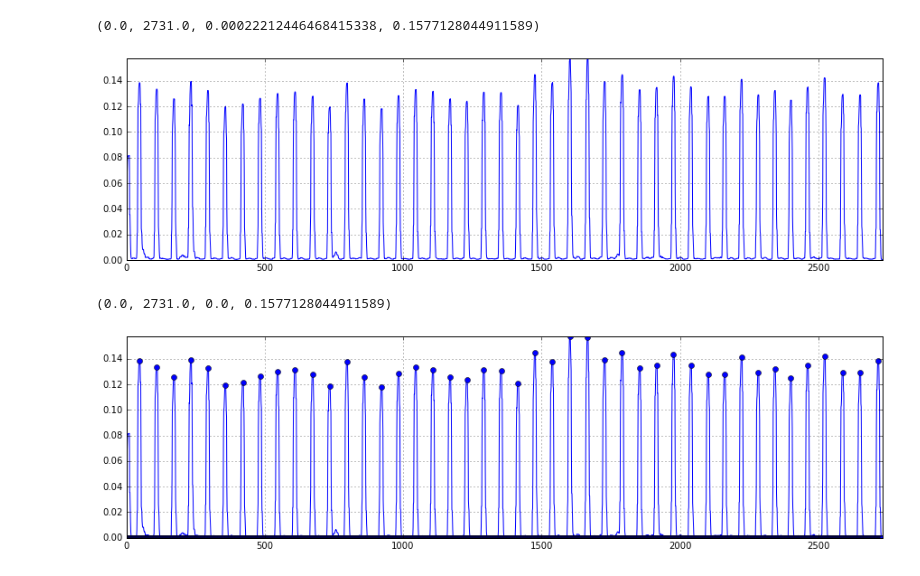
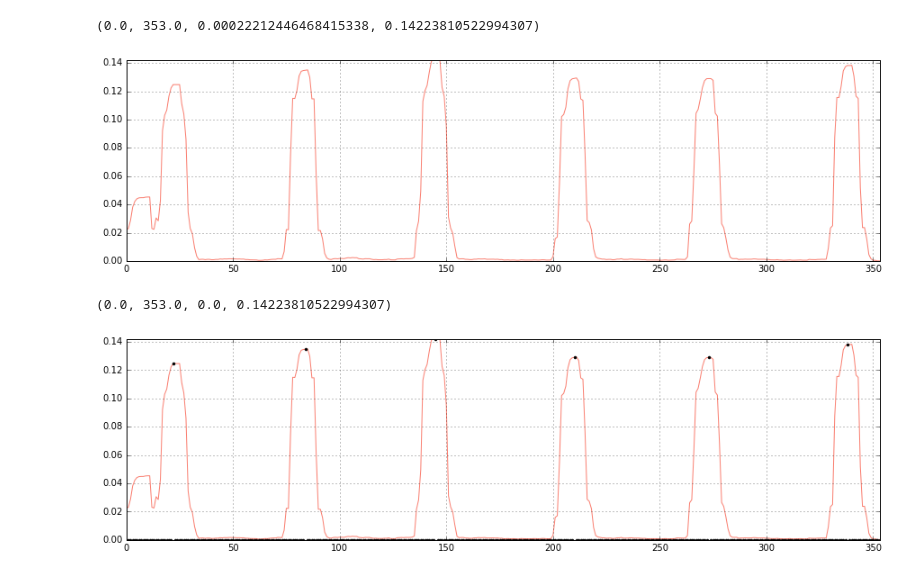
Before and after one commit to c-labpl/qrs_detector, a Jupyter notebook: QRSDetectorOffline.ipynb, the cells around one changed output. Cells and saved outputs as stored; diff of their text form; code cells hidden in the pictures.

```diff
--- a/QRSDetectorOffline.ipynb
+++ b/QRSDetectorOffline.ipynb
@@ -38,31 +51,27 @@ threshold_2_vals = []
 # %%
 ## Signal filtering methods.
-# Todo: refactor names like nyq to be more meaningful (e.g. nyquist_freq)
-def butter_bandpass(lowcut, highcut, fs, order=5):
-    nyq = 0.5 * fs
-    low = lowcut / nyq
-    high = highcut / nyq
+def butter_bandpass(lowcut, highcut, signal_freq, order=5):
+    nyquist_freq = 0.5 * signal_freq
+    low = lowcut / nyquist_freq
+    high = highcut / nyquist_freq
     b, a = butter(order, [low, high], btype='band')
     return b, a
 
-def butter_bandpass_filter(data, lowcut, highcut, fs, order=5):
-    b, a = butter_bandpass(lowcut, highcut, fs, order=order)
+def butter_bandpass_filter(data, lowcut, highcut, signal_freq, order=5):
+    b, a = butter_bandpass(lowcut, highcut, signal_freq, order=order)
     y = lfilter(b, a, data)
     return y
 # %%
 ## Load and clean data.
-# Todo: refactor to function and call it in __main__
-
-with open("data/pulse5.csv") as f:
+with open("data/pulse4.csv") as f:
     content = f.readlines()
 raw_data = []
 for line in content:
-    raw_data.append(float(line.rstrip().split(';')[1]))
-raw_signal = np.array(raw_data)
+    raw_signal = np.append(raw_signal, float(line.rstrip().split(';')[1]))
 # raw_signal = raw_signal / max(raw_signal)
 
 plt.figure(figsize=(15,4))
-plt.plot(raw_signal, label="Original signal")
+plt.plot(raw_signal, label="Original signal", color="salmon")
 plt.grid(True)
 plt.axis("tight")
 # %% [output]
@@ -71,10 +80,10 @@ plt.axis("tight")
 # %%
 ## Signal filtering - pass band 5-15 Hz.
-bandpass_signal = butter_bandpass_filter(raw_signal, lowcut, highcut, fs, order=1)
+bandpass_signal = butter_bandpass_filter(raw_signal, lowcut, highcut, signal_freq, order=1)
 # bandpass_signal = bandpass_signal / max(bandpass_signal)
 
 plt.figure(figsize=(15,4))
-plt.plot(bandpass_signal, label="Bandpass signal")
+plt.plot(bandpass_signal, label="Bandpass signal", color="salmon")
 plt.grid(True)
 plt.axis("tight")
 # %% [output]
@@ -111,41 +116,34 @@ plt.axis("tight")
 # %%
 ## Moving-window integration - to obtain waveform feature information in addition to the slope.
 ## Time window should be of the length of longest possible QRS complex - 30 samples (150 ms) for 200 samples/s.
-# Todo: check window length
-# Todo: dynamic window length based on frequency - first check if freq can be dynamic or can be bigger or smaller
 N = 12
-# Todo: sprawdzic czy te parametry convolve sa poprawne.
 integrated_signal = np.convolve(squared_signal, np.ones((N,))/N)
-# Todo: check whether result should be normalized.
 # integrated_signal = integrated_signal / max(integrated_signal)
 
 plt.figure(figsize=(15,4))
-plt.plot(integrated_signal, label="Integrated signal")
+plt.plot(integrated_signal, label="Integrated signal", color="salmon")
 plt.grid(True)
 plt.axis("tight")
 # %% [output]
-(0.0, 2731.0, 0.00022212446468415338, 0.1577128044911589)
+(0.0, 353.0, 0.00022212446468415338, 0.14223810522994307)
-[figure, old version]
+[figure, new version]
 # %%
 ## Fiducial mark - peak detection.
-# Todo: investigate usage of find_peaks_cwt
-# Todo: refactor fiducial_mark to nparray
-# Todo: tune peak detection np.arange(10, 15)
 peaks_indices = find_peaks_cwt(integrated_signal[:-1], np.arange(10, 15), noise_perc=0.1)
 for peak_index in peaks_indices:
-#     fiducial_mark = np.append(fiducial_mark, [peak_index, integrated_signal[peak_index]])
-    #TODO: CZY TUTAJ POWINIEN BYC PODAWANE VALUE Z INTEGRATED SIGNAL CZY MOZE Z ORYGINALNEGO CZY OBOJETNE?
     fiducial_mark.append((peak_index, integrated_signal[peak_index]))
+#     fiducial_mark = np.append(fiducial_mark, (peak_index, integrated_signal[peak_index]))
+
 
 fiducial_mark_indication = [0] * len(integrated_signal)
 for peak in fiducial_mark:
     fiducial_mark_indication[peak[0]] = peak[1]
 
 plt.figure(figsize=(15,4))
-plt.plot(integrated_signal, label="Integrated signal")
-plt.plot(fiducial_mark_indication, 'bo')
+plt.plot(integrated_signal, label="Integrated signal", color="salmon")
+plt.plot(fiducial_mark_indication, 'k.')
 plt.grid(True)
 plt.axis("tight")
 # %% [output]
-(0.0, 2731.0, 0.0, 0.1577128044911589)
+(0.0, 353.0, 0.0, 0.14223810522994307)
-[figure, old version]
+[figure, new version]
```
Also changed, not shown: parts of 11 cells of this notebook, 28 other files.
